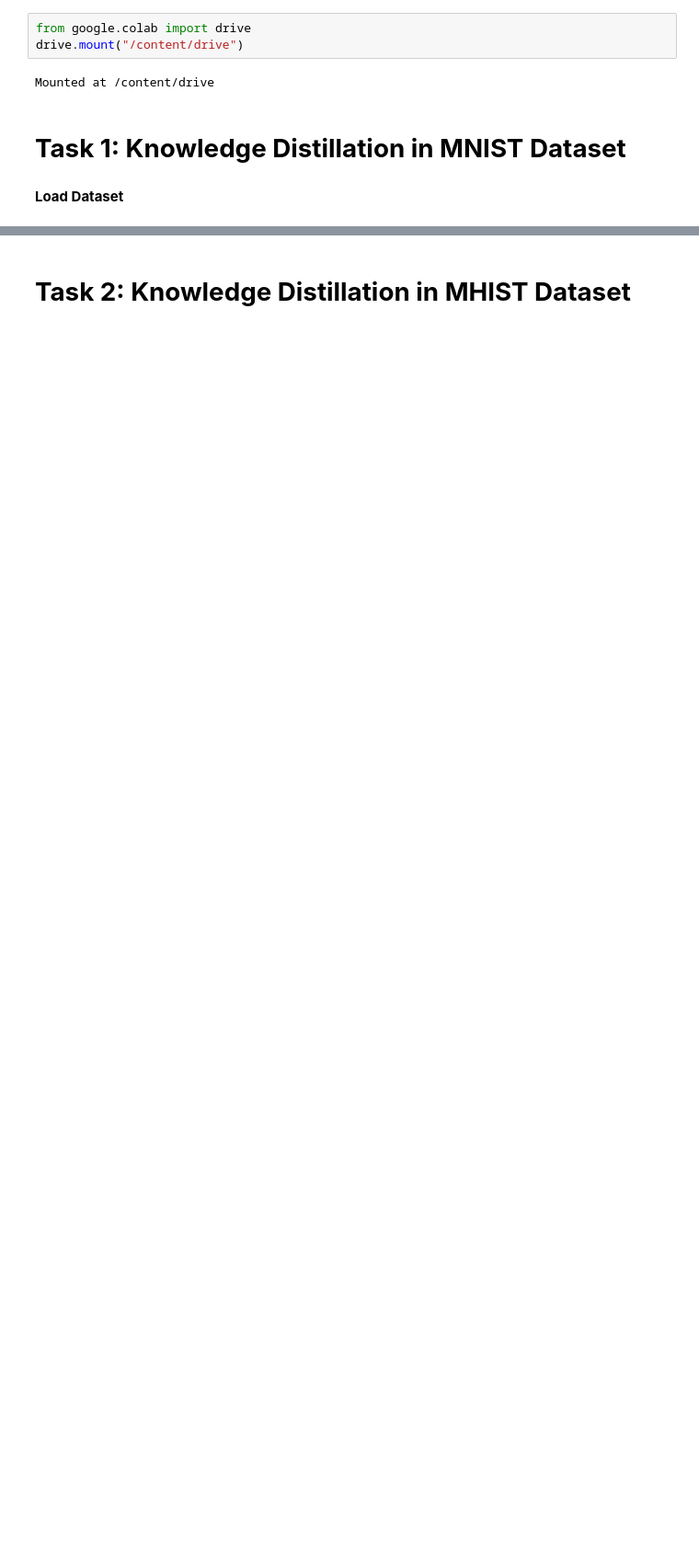
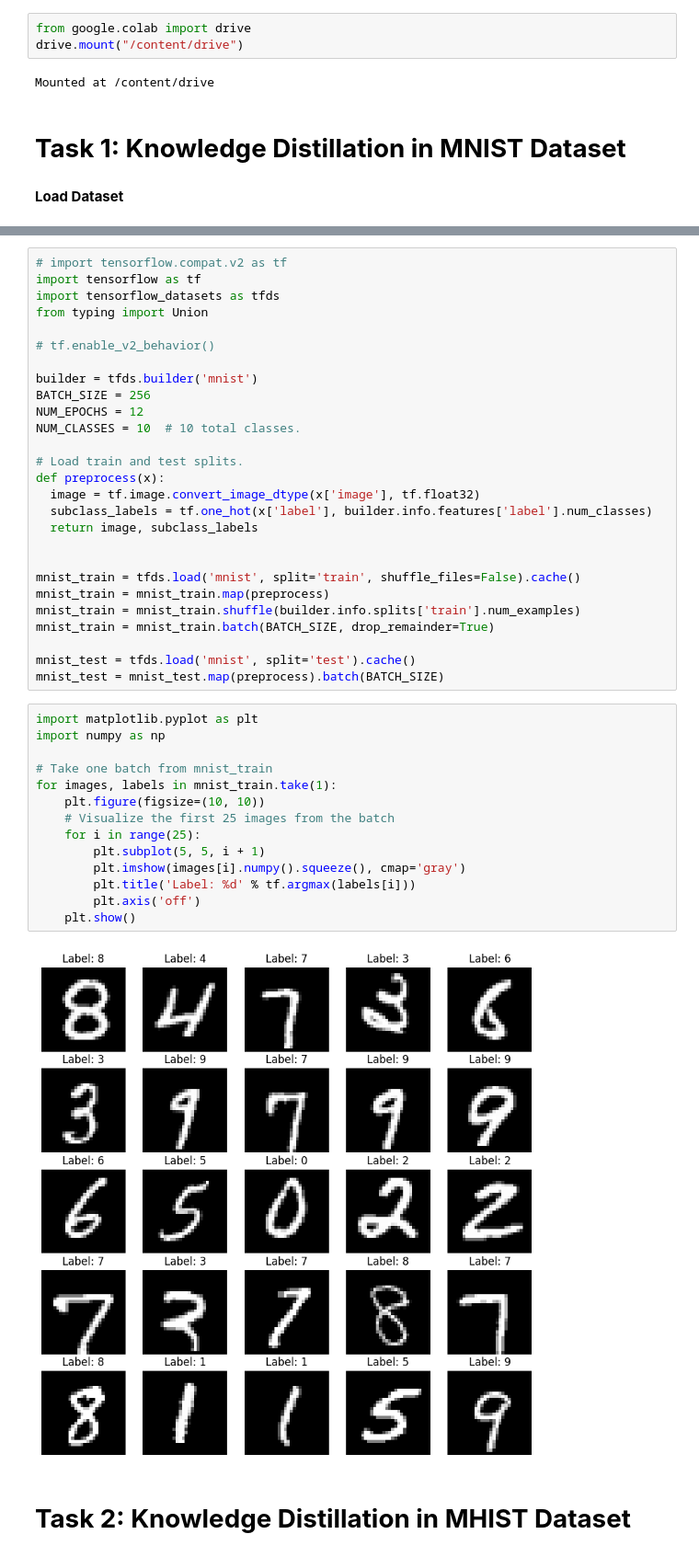
Before and after one commit to sunhuanhuan920/ECE1512_2023F_ProjectRepo_Zhenhuan_Sun, a Jupyter notebook: Project A/Project_A.ipynb, the cells around one changed output, grey strips where cells are left out. Shown: that part at 92% size. Cells and saved outputs as stored; diff of their text form; blank space fills up the shorter version.

```diff
--- a/Project A/Project_A.ipynb
+++ b/Project A/Project_A.ipynb
@@ -70,2 +12,45 @@ Labels:     1     4     2     2     6     3     5     9     0     6
+# %%
+# import tensorflow.compat.v2 as tf
+import tensorflow as tf
+import tensorflow_datasets as tfds
+from typing import Union
+
+# tf.enable_v2_behavior()
+
+builder = tfds.builder('mnist')
+BATCH_SIZE = 256
+NUM_EPOCHS = 12
+NUM_CLASSES = 10  # 10 total classes.
+
+# Load train and test splits.
+def preprocess(x):
+  image = tf.image.convert_image_dtype(x['image'], tf.float32)
+  subclass_labels = tf.one_hot(x['label'], builder.info.features['label'].num_classes)
+  return image, subclass_labels
+
+
+mnist_train = tfds.load('mnist', split='train', shuffle_files=False).cache()
+mnist_train = mnist_train.map(preprocess)
+mnist_train = mnist_train.shuffle(builder.info.splits['train'].num_examples)
+mnist_train = mnist_train.batch(BATCH_SIZE, drop_remainder=True)
+
+mnist_test = tfds.load('mnist', split='test').cache()
+mnist_test = mnist_test.map(preprocess).batch(BATCH_SIZE)
+# %%
+import matplotlib.pyplot as plt
+import numpy as np
+
+# Take one batch from mnist_train
+for images, labels in mnist_train.take(1):
+    plt.figure(figsize=(10, 10))
+    # Visualize the first 25 images from the batch
+    for i in range(25):
+        plt.subplot(5, 5, i + 1)
+        plt.imshow(images[i].numpy().squeeze(), cmap='gray')
+        plt.title('Label: %d' % tf.argmax(labels[i]))
+        plt.axis('off')
+    plt.show()
+# %% [output]
+[figure, added]
 # %% [markdown]
 # **Task 2: Knowledge Distillation in MHIST Dataset**
```
Also changed, not shown: parts of 2 cells of this notebook.
